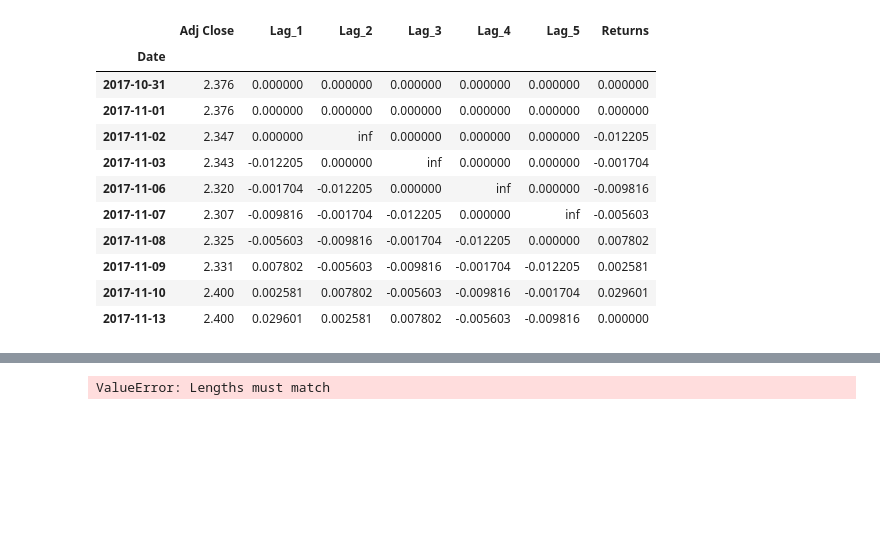
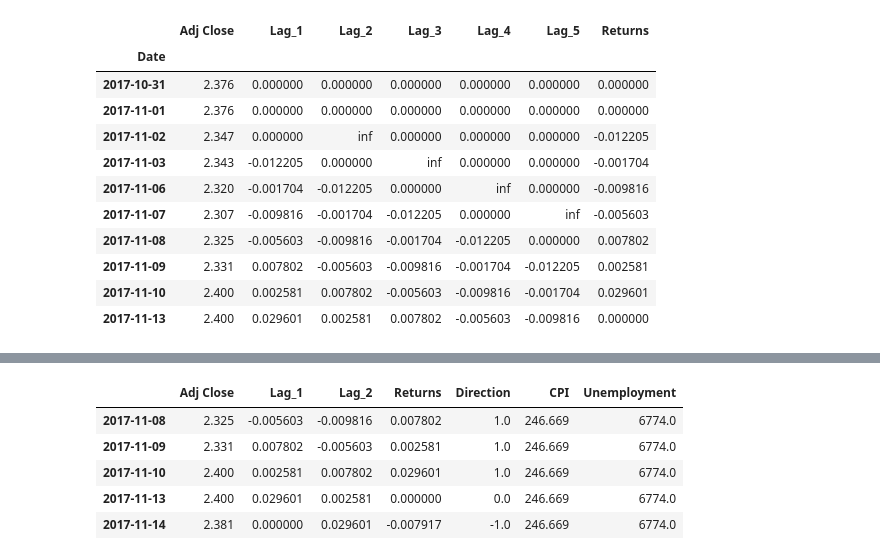
Before and after one commit to Mun-Min/Project_Two, a Jupyter notebook: ML Model Notebooks/treasury_10_year_cpi_LR_model.ipynb, the cells around one changed output, grey strips where cells are left out. Drawn from its saved outputs; the diff is of its cells as text; code cells hidden in the pictures; blank space fills up the shorter version.

Commit message:
continue revisions to 10 year bond LR model with economic data

```diff
--- a/ML Model Notebooks/treasury_10_year_cpi_LR_model.ipynb
+++ b/ML Model Notebooks/treasury_10_year_cpi_LR_model.ipynb
@@ -165,0 +188,11 @@ cpi_data
+# %%
+# Transforming monthly CPI data into daily CPI variable
+
+start_date = cpi_data.index.min() - pd.DateOffset(day=1)
+end_date = cpi_data.index.max() + pd.DateOffset(day=31)
+
+dates = pd.date_range(start_date, end_date, freq='D')
+dates.name = 'date'
+unemployment_data = unemployment_data.reindex(dates, method='ffill')
+
+unemployment_data.head()
@@ -166,12 +207,27 @@ cpi_data
 # %%
-cpi_data['cpi'] = 0
+#ten_year_data['cpi'] = 0
+#
+#for index in cpi_data:
+#    if ten_year_data.index == cpi_data.index:
+#        ten_year_data['cpi'] = cpi_data[0]
+#        continue
+#
+#cpi_data.head()
 
-for index in cpi_data:
-    if ten_year_data.index == cpi_data.index:
-        ten_year_data['cpi'] = cpi_data['0']
-        continue
+combined_df = pd.concat([ten_year_data, cpi_data, unemployment_data], axis=1)
 
-cpi_data.head()
+combined_df = combined_df.dropna()
+
+combined_df = combined_df.drop(columns=['Lag_3', 'Lag_4', 'Lag_5', 'cpi'])
+
+combined_df.columns = ['Adj Close', 'Lag_1', 'Lag_2', 'Returns', 'Direction', 'CPI', 'Unemployment']
+
+combined_df.head()
 # %% [output]
-ValueError: Lengths must match
+|  | Adj Close | Lag_1 | Lag_2 | Returns | Direction | CPI | Unemployment |
+| 2017-11-08 | 2.325 | -0.005603 | -0.009816 | 0.007802 | 1.0 | 246.669 | 6774.0 |
+| 2017-11-09 | 2.331 | 0.007802 | -0.005603 | 0.002581 | 1.0 | 246.669 | 6774.0 |
+| 2017-11-10 | 2.400 | 0.002581 | 0.007802 | 0.029601 | 1.0 | 246.669 | 6774.0 |
+| 2017-11-13 | 2.400 | 0.029601 | 0.002581 | 0.000000 | 0.0 | 246.669 | 6774.0 |
+| 2017-11-14 | 2.381 | 0.000000 | 0.029601 | -0.007917 | -1.0 | 246.669 | 6774.0 |
 # %%
```
Also changed, not shown: parts of 8 cells of this notebook, 2 other files.
